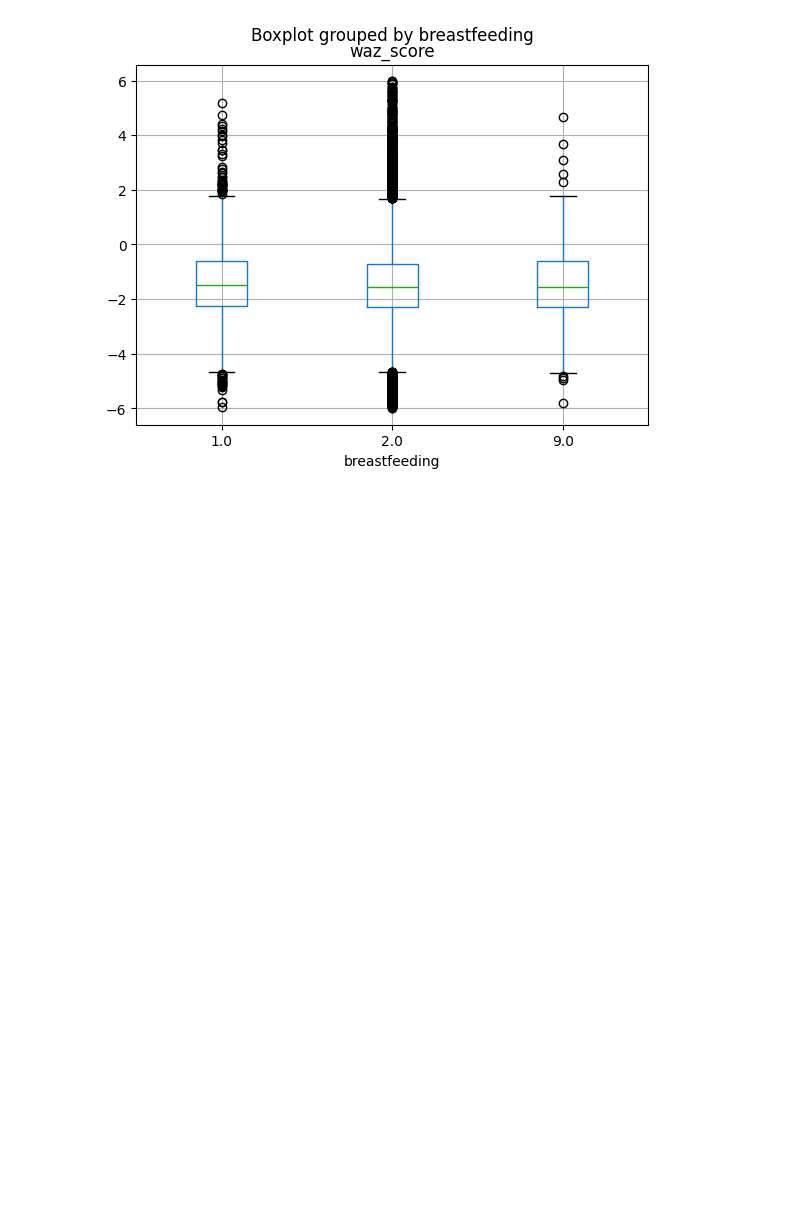
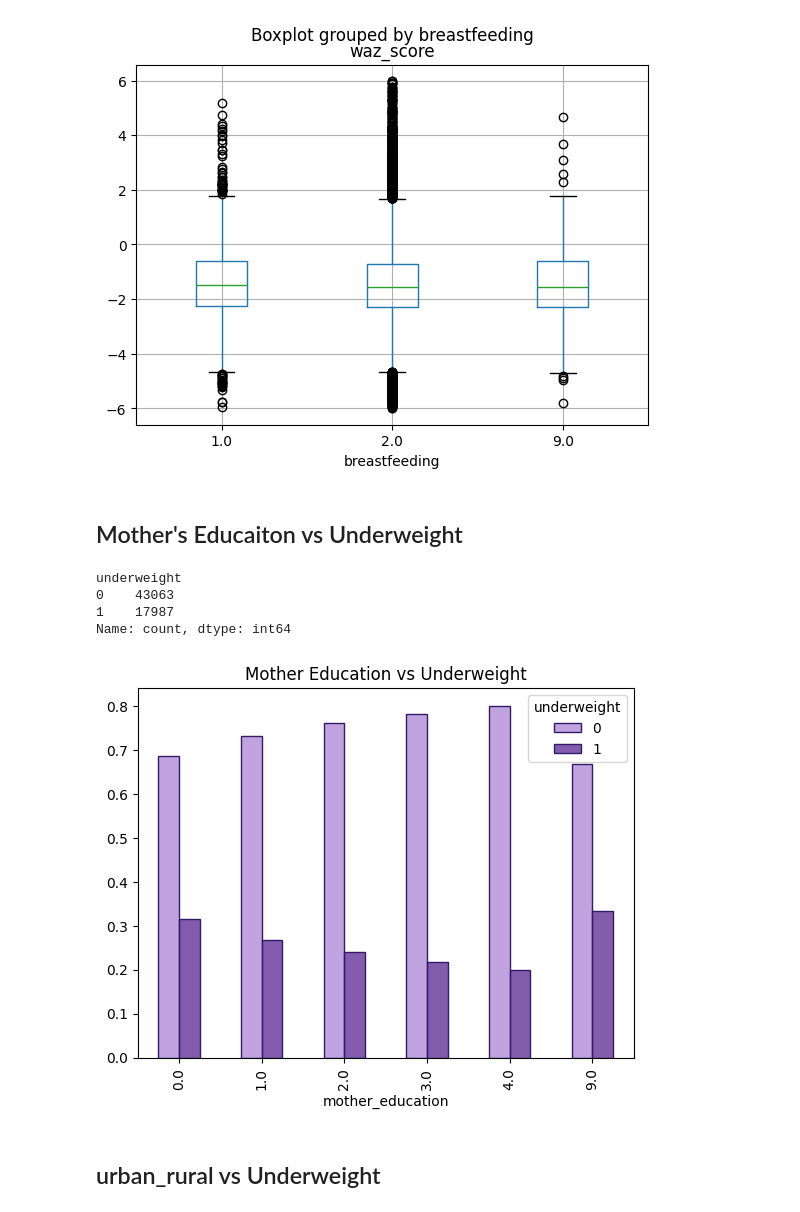
Before and after one commit to Nefertiti23/malnutrition-predictor, a Jupyter notebook: ml/notebooks/exploring/bivariate_analysis.ipynb, the cells around one changed output. Saved outputs shown, nothing was run; the diff lists cells and outputs as text; code cells hidden in the pictures; blank space fills up the shorter version.

```diff
--- a/ml/notebooks/exploring/bivariate_analysis.ipynb
+++ b/ml/notebooks/exploring/bivariate_analysis.ipynb
@@ -76,3 +76,28 @@ df.boxplot(column='waz_score', by='breastfeeding')
 plt.show()
 # %% [output]
 [figure]
+# %% [markdown]
+## Mother's Educaiton vs Underweight
+# %%
+df['underweight'].value_counts()
+# %% [output]
+underweight
+0    43063
+1    17987
+Name: count, dtype: int64
+# %%
+ct = pd.crosstab(df['mother_education'], df['underweight'], normalize='index')
+
+dark_purple = (0.4, # redness
+                0.2, # greenness
+                0.6, # blueness
+                0.8  # transparency
+                )
+
+ct.plot(kind='bar', color=[color, dark_purple], edgecolor=edge_color)
+plt.title('Mother Education vs Underweight')
+plt.show()
+# %% [output]
+[figure, added]
+# %% [markdown]
+## urban_rural vs Underweight
```
Also changed, not shown: parts of 13 cells of this notebook.
